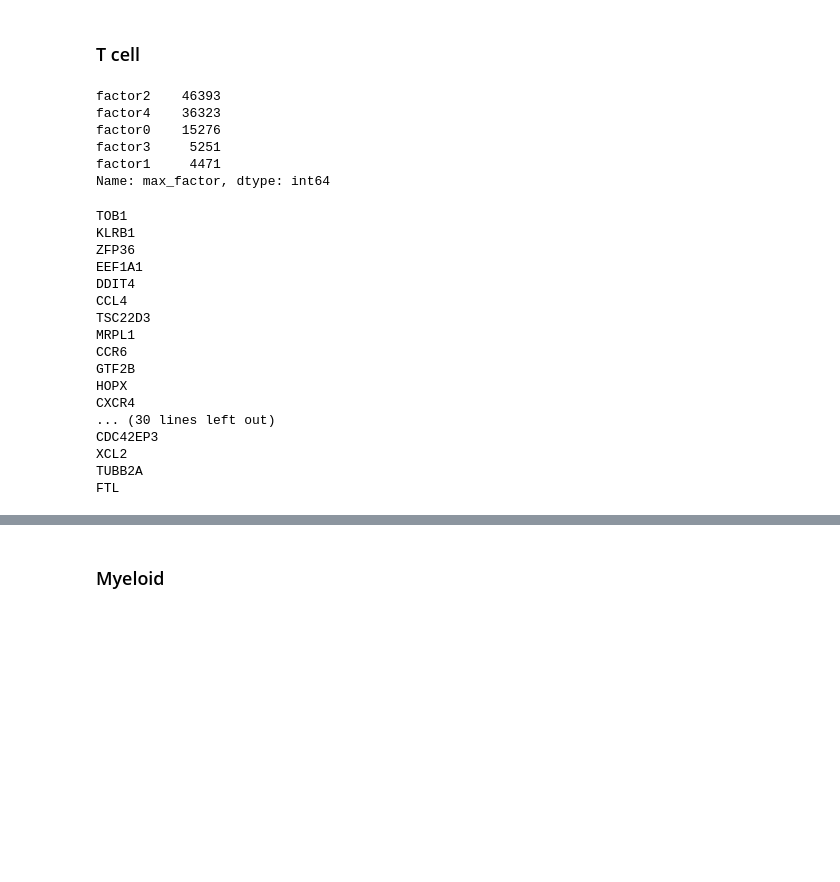
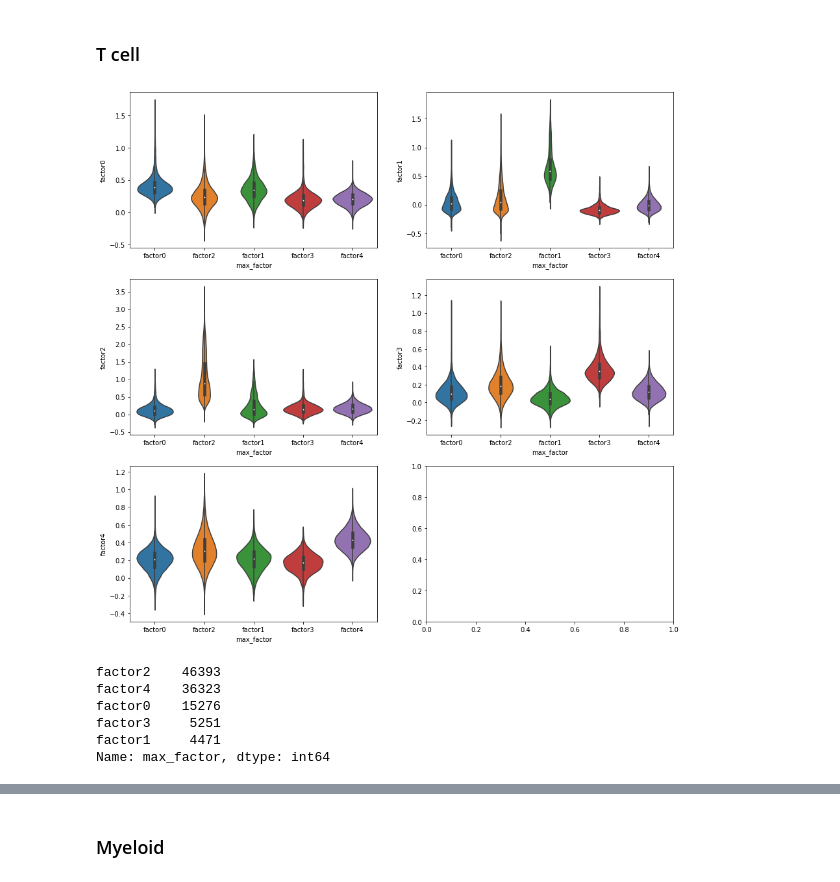
Before and after one commit to akiviaho/spatial, a Jupyter notebook: notebooks/single-cell-annotation-from-nmf.ipynb, the cells around one changed output, grey strips where cells are left out. Saved outputs shown, nothing was run; the diff lists cells and outputs as text; code cells hidden in the pictures; blank space fills up the shorter version.

```diff
--- a/notebooks/single-cell-annotation-from-nmf.ipynb
+++ b/notebooks/single-cell-annotation-from-nmf.ipynb
@@ -320,8 +324,10 @@ final_annotations = pd.concat([final_annotations,scores['max_factor']],axis=0)
 ### T cell
 # %%
 scores, genes_dict = score_modules('T_cell',nmf_components_by_ctype['T_cell'])
+plot_score_violins(scores)
 scores['max_factor'].value_counts()
 # %% [output]
+[figure, added]
 factor2    46393
 factor4    36323
 factor0    15276
@@ -337,24 +337,3 @@ for k in genes_dict.keys():
-# %%
-for g in genes_dict['factor4']:
-    print(g)
-# %% [output]
-TOB1
-KLRB1
-ZFP36
-EEF1A1
-DDIT4
-CCL4
-TSC22D3
-MRPL1
-CCR6
-GTF2B
-HOPX
-CXCR4
-... (30 lines left out)
-CDC42EP3
-XCL2
-TUBB2A
-FTL
 # %%
 summarize_factor(scores,'factor0',genes_dict)
 # %% [output]
```
Also changed, not shown: parts of 39 cells of this notebook, 1 other file.
